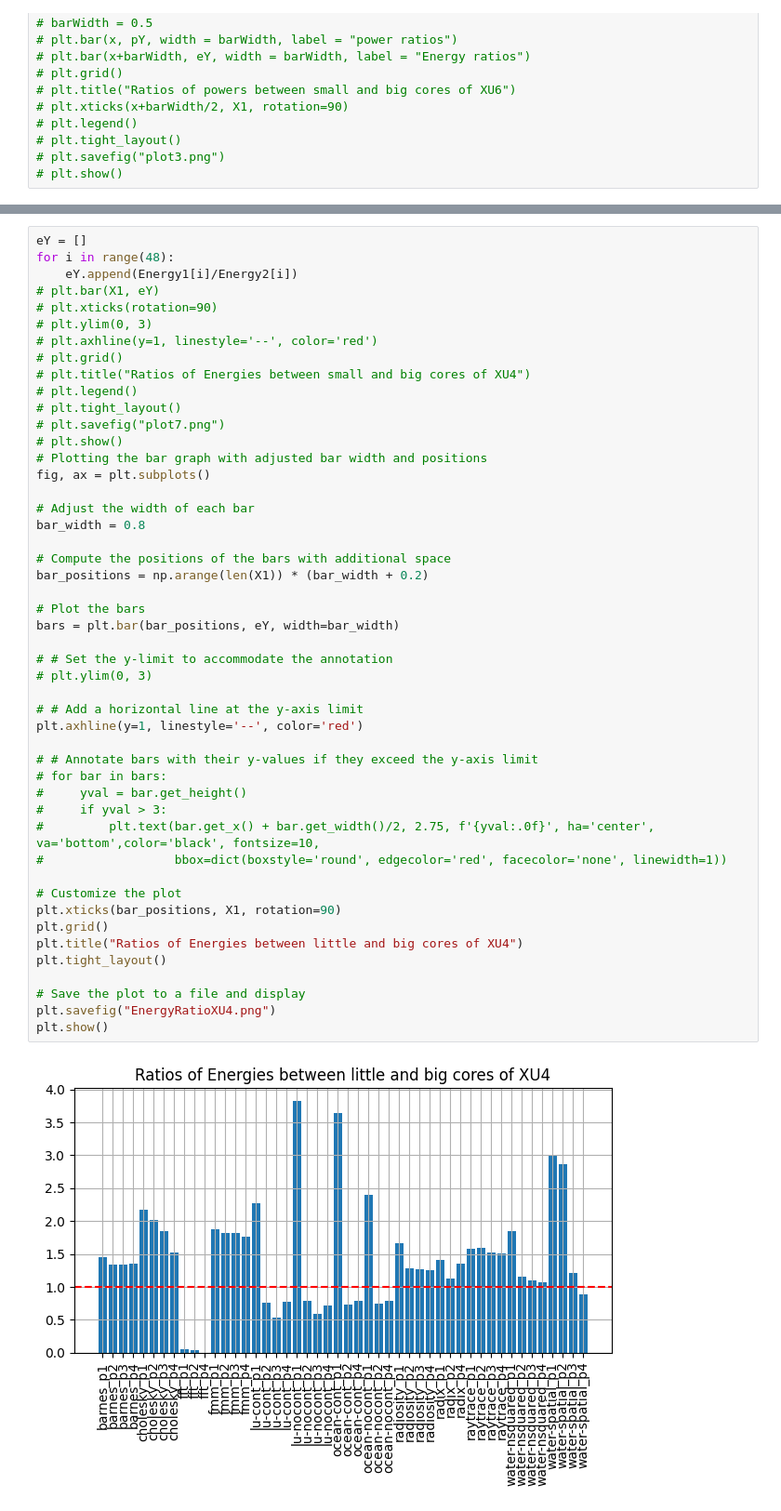
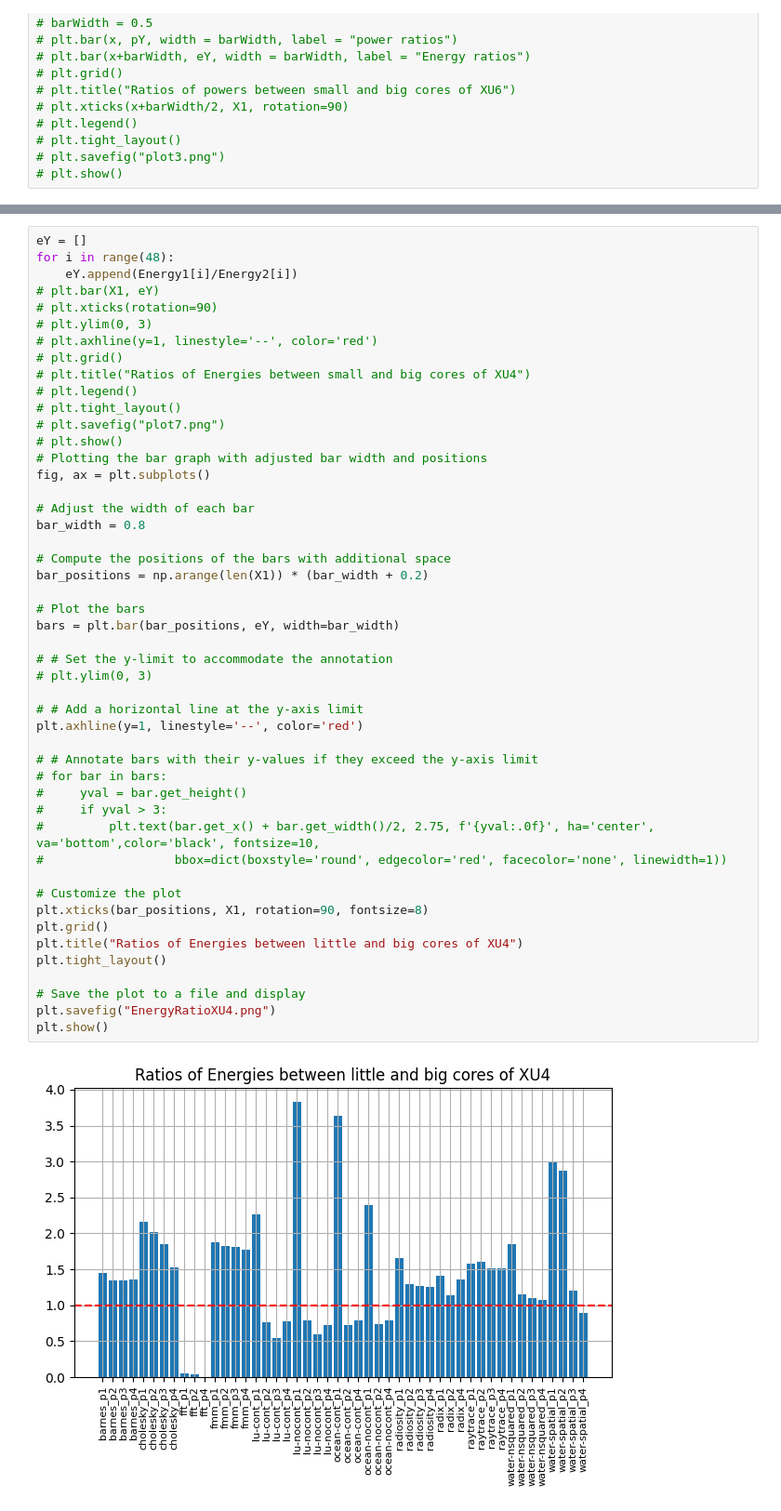
Before and after one commit to Hema-Sri-Ch/mini-project, a Jupyter notebook: Splash-4/extractedPowers/Visualize.ipynb, the cells around one changed output, grey strips where cells are left out. Shown at 93% size. Cells and saved outputs as stored; diff of their text form.

```diff
--- a/Splash-4/extractedPowers/Visualize.ipynb
+++ b/Splash-4/extractedPowers/Visualize.ipynb
@@ -341,32 +363,32 @@ fig, ax = plt.subplots()
 bar_width = 0.8
 
 # Compute the positions of the bars with additional space
 bar_positions = np.arange(len(X1)) * (bar_width + 0.2)
 
 # Plot the bars
 bars = plt.bar(bar_positions, eY, width=bar_width)
 
 # # Set the y-limit to accommodate the annotation
 # plt.ylim(0, 3)
 
 # # Add a horizontal line at the y-axis limit
 plt.axhline(y=1, linestyle='--', color='red')
 
 # # Annotate bars with their y-values if they exceed the y-axis limit
 # for bar in bars:
 #     yval = bar.get_height()
 #     if yval > 3:
 #         plt.text(bar.get_x() + bar.get_width()/2, 2.75, f'{yval:.0f}', ha='center', va='bottom',color='black', fontsize=10,
 #                  bbox=dict(boxstyle='round', edgecolor='red', facecolor='none', linewidth=1))
 
 # Customize the plot
-plt.xticks(bar_positions, X1, rotation=90)
+plt.xticks(bar_positions, X1, rotation=90, fontsize=8)
 plt.grid()
 plt.title("Ratios of Energies between little and big cores of XU4")
 plt.tight_layout()
 
 # Save the plot to a file and display
 plt.savefig("EnergyRatioXU4.png")
 plt.show()
 # %% [output]
-[figure, old version]
+[figure, new version]
```
Also changed, not shown: parts of 15 cells of this notebook, 28 other files.
